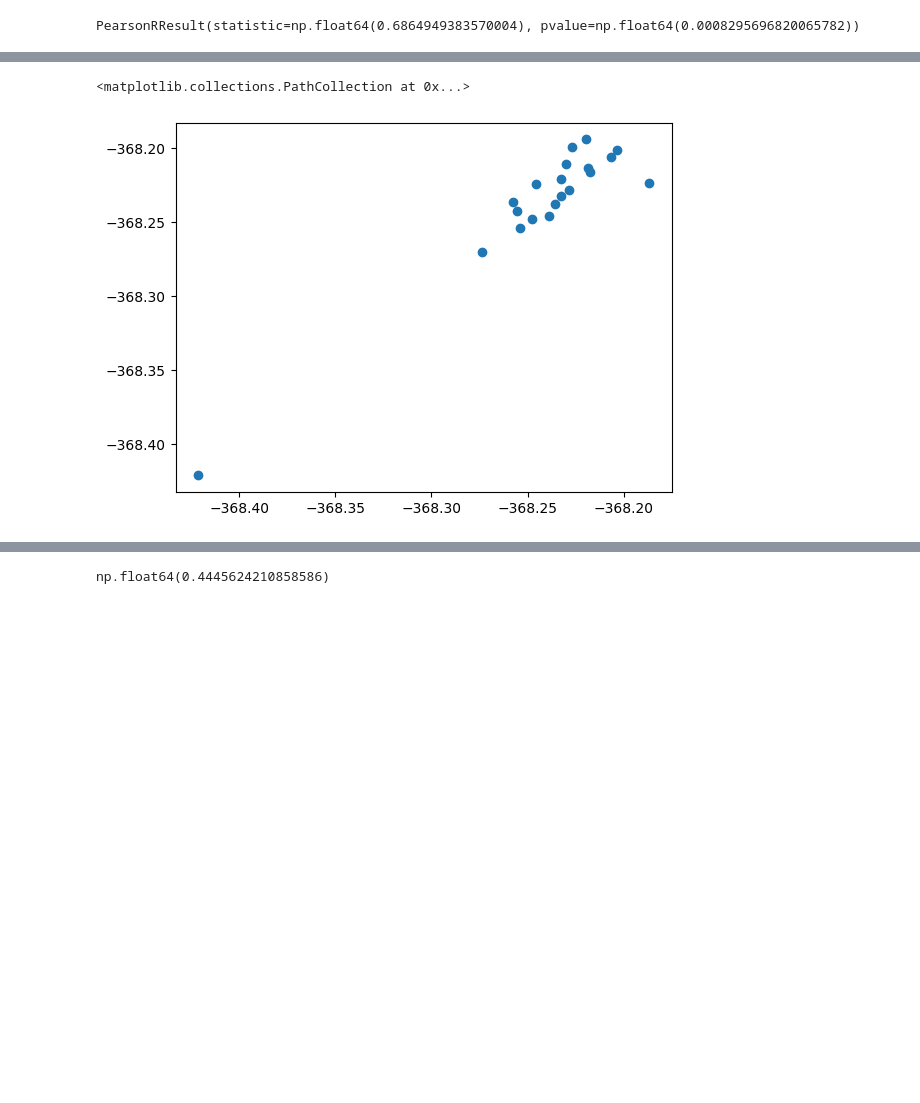
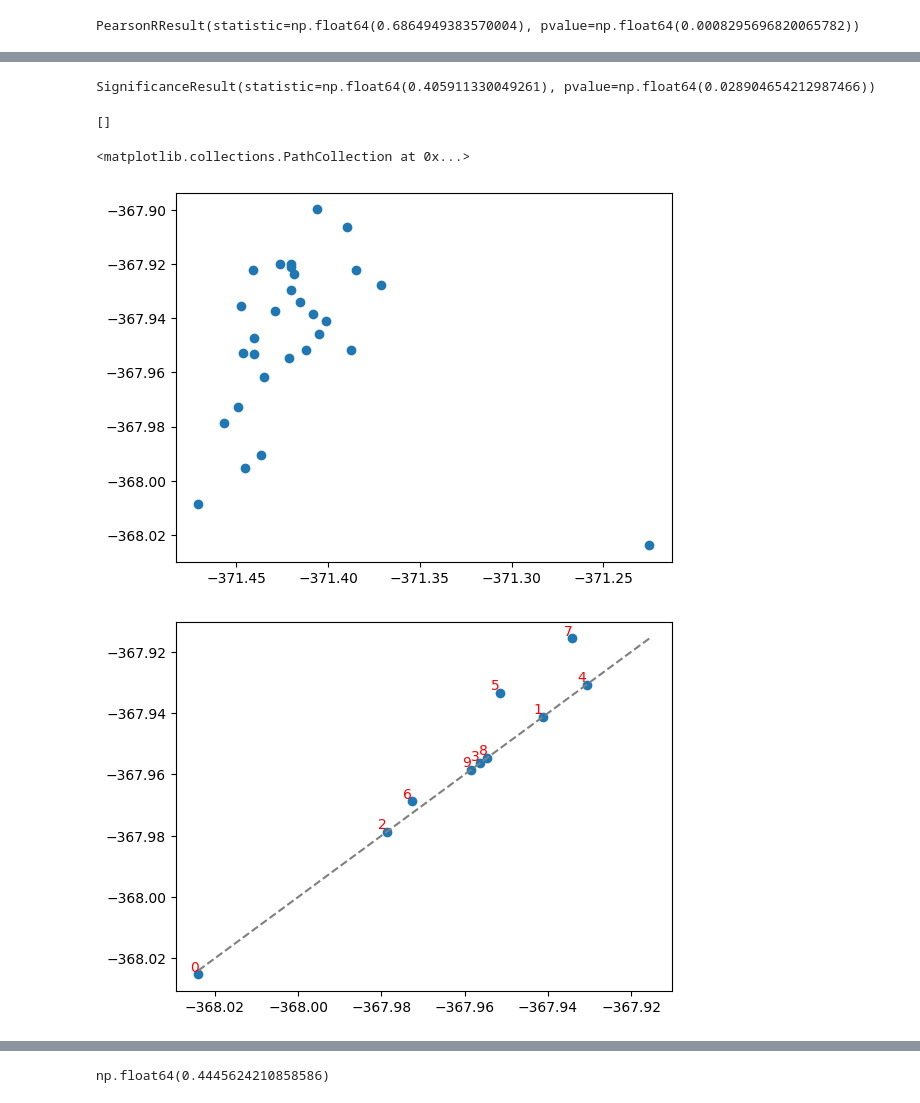
Before and after one commit to marin-community/levanter, a Jupyter notebook: notebooks/analyze_pretrain.ipynb, the cells around one changed output, grey strips where cells are left out. Saved outputs shown, nothing was run; the diff lists cells and outputs as text; code cells hidden in the pictures; blank space fills up the shorter version.

```diff
--- a/notebooks/analyze_pretrain.ipynb
+++ b/notebooks/analyze_pretrain.ipynb
@@ -67,3 +90,8 @@ SignificanceResult(statistic=np.float64(0.7172932330827068), pvalue=np.float64(0
 pearsonr(gt_rewards, preds)
 # %% [output]
 PearsonRResult(statistic=np.float64(0.6864949383570004), pvalue=np.float64(0.0008295696820065782))
+# %%
+i = 1
+m1 = np.load(DIR / f'cfx/loss_masks_global_{i}.npy')
+m2 = np.load(DIR / f'cfx_v2/loss_masks_global_{i}.npy')
+m3 = np.load(DIR / f'cfx_v3/loss_masks_global_{i}.npy')
@@ -115,7 +284,26 @@ ratio 19: 0.0004015743371212121
+# %%
+import scipy.stats
+scipy.stats.spearmanr(gt_rewards_s, gt_rewards_ns)
+# %% [output]
+SignificanceResult(statistic=np.float64(0.405911330049261), pvalue=np.float64(0.028904654212987466))
+# %%
+indices
+# %% [output]
+[]
+# %%
+plt.scatter(np.array(gt_rewards_s), np.array(gt_rewards_ns))
+# %% [output]
+<matplotlib.collections.PathCollection at 0x...>
+[figure, added]
 # %%
-plt.scatter(gt_rewards, gt_rewards_v2)
+plt.scatter(gt_rewards_v4, gt_rewards_v5)
+
+m, M = min(gt_rewards_v4), max(gt_rewards_v5)
+plt.plot([m,M], [m,M], linestyle='--', color='grey')
+
+for i, (x, y) in enumerate(zip(gt_rewards_v4, gt_rewards_v5)):
+    plt.text(x, y, str(i), fontsize=10, ha='right', va='bottom', color='red')
 # %% [output]
-<matplotlib.collections.PathCollection at 0x...>
-[figure, old version]
+[figure, new version]
 # %%
 plt.scatter(gt_rewards_v2, gt_rewards_v3)
```
Also changed, not shown: parts of 25 cells of this notebook, 2 other files.
